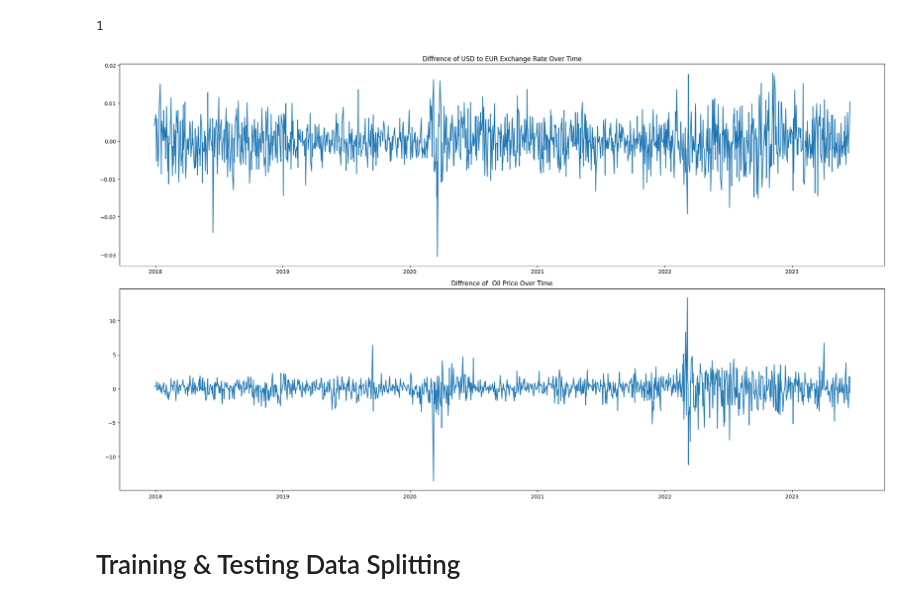
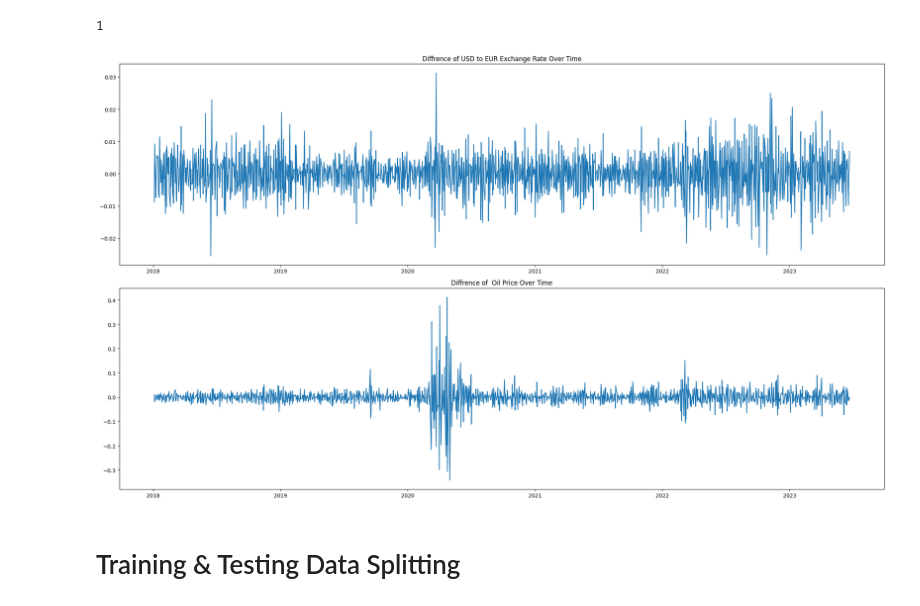
Before and after one commit to pravin-raut/MachineLearning, a Jupyter notebook: dissertation/01_Arima_Oil&Currency.ipynb, the cells around one changed output. Cells and saved outputs as stored; diff of their text form; code cells hidden in the pictures.

```diff
--- a/dissertation/01_Arima_Oil&Currency.ipynb
+++ b/dissertation/01_Arima_Oil&Currency.ipynb
@@ -93,0 +99,3 @@ OilPriceInUSD
+# %%
+OilPriceInUSD=OilPriceInUSD.asfreq('b')
+OilPriceInUSD.isna().sum()
@@ -93,0 +105,2 @@ OilPriceInUSD
+# %%
+OilPriceInUSD.Value=OilPriceInUSD.Value.fillna(method='bfill')
@@ -113,0 +143,3 @@ EuroPriceInUSD
+# %%
+EuroPriceInUSD=EuroPriceInUSD.asfreq('b')
+EuroPriceInUSD.isna().sum()
@@ -113,0 +155,2 @@ EuroPriceInUSD
+# %%
+EuroPriceInUSD.Close=EuroPriceInUSD.Close.fillna(method='bfill')
@@ -293,24 +407,24 @@ ndiffs(selected_data.Oil_Price,test="adf")
 # %%
 import matplotlib.pyplot as plt
 
 # Create the figure and subplots
 fig, (ax1, ax2) = plt.subplots(2, 1, figsize=(21, 12))
 
 # Plot the first chart on the first subplot
-ax1.plot(selected_data.index, selected_data['USD_EUR_Price'].diff())
+ax1.plot(selected_data.index, selected_data['USD_EUR_Price_Returns_diff'])
 ax1.set_title('Diffrence of USD to EUR Exchange Rate Over Time')
 
 # Plot the second chart on the second subplot
-ax2.plot(selected_data.index, selected_data['Oil_Price'].diff())
+ax2.plot(selected_data.index, selected_data['Oil_Price_Returns_diff'])
 ax2.set_title('Diffrence of  Oil Price Over Time')
 
 # Adjust spacing between subplots
 plt.tight_layout()
 
 # Display the figure with both charts
 plt.show()
 # %% [output]
-[figure, old version]
+[figure, new version]
 # %% [markdown]
 # Training & Testing Data Splitting
 # %%
```
Also changed, not shown: parts of 64 cells of this notebook.
